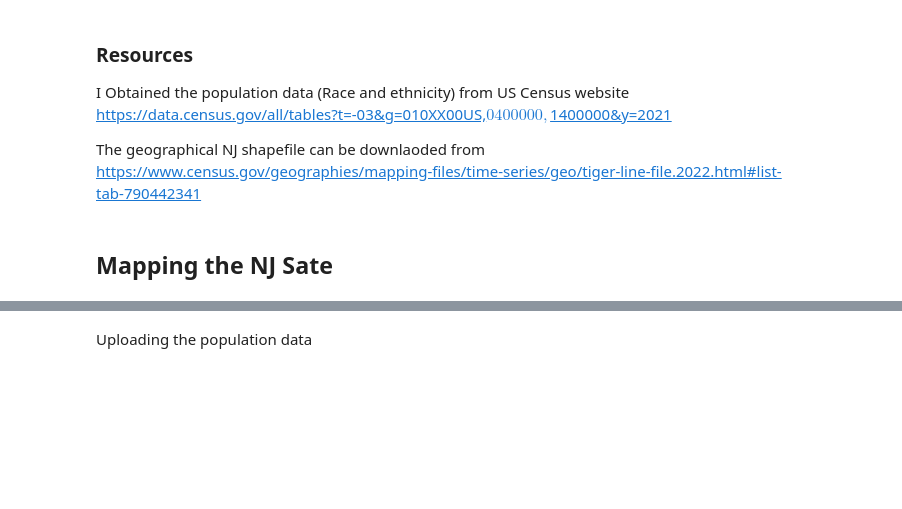
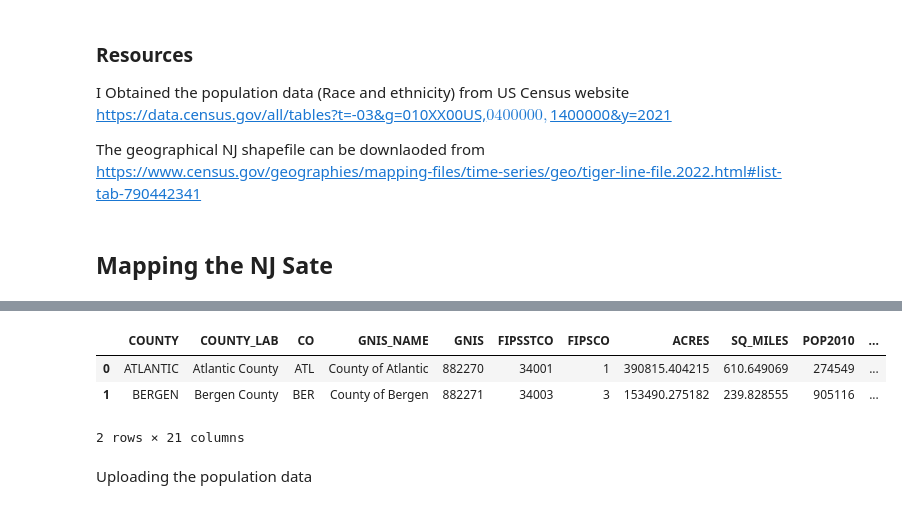
Before and after one commit to NihilKottal001/GIS, a Jupyter notebook: PS1.ipynb, the cells around one changed output, grey strips where cells are left out. Cells and saved outputs as stored; diff of their text form; code cells hidden in the pictures; blank space fills up the shorter version.

```diff
--- a/PS1.ipynb
+++ b/PS1.ipynb
@@ -42,0 +42,3 @@ njC.plot()
+# %%
+njC.head(2)
+# %% [output]
@@ -43,3 +46,7 @@ njC.plot()
+|  | COUNTY | COUNTY_LAB | CO | GNIS_NAME | GNIS | FIPSSTCO | FIPSCO | ACRES | SQ_MILES | POP2010 | ... |
+| 0 | ATLANTIC | Atlantic County | ATL | County of Atlantic | 882270 | 34001 | 1 | 390815.404215 | 610.649069 | 274549 | ... |
+| 1 | BERGEN | Bergen County | BER | County of Bergen | 882271 | 34003 | 3 | 153490.275182 | 239.828555 | 905116 | ... |
+2 rows × 21 columns
 # %% [markdown]
 Uploading the population data
 # %%
```
Also changed, not shown: parts of 5 cells of this notebook.
